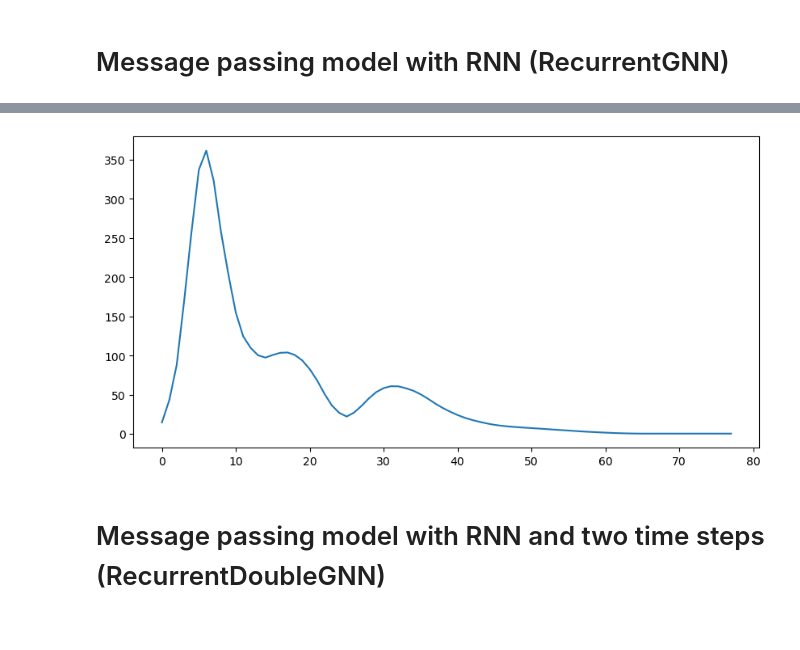
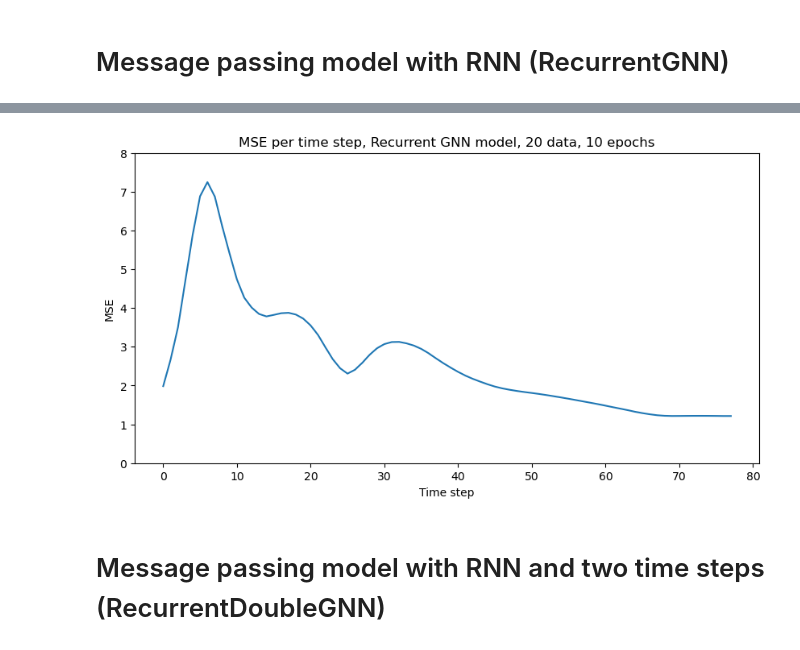
Before and after one commit to AlexiaALLAL/aneurysm_project, a Jupyter notebook: demo.ipynb, the cells around one changed output, grey strips where cells are left out. Drawn from its saved outputs; the diff is of its cells as text; code cells hidden in the pictures.

```diff
--- a/demo.ipynb
+++ b/demo.ipynb
@@ -475,7 +420,7 @@ Training complete!
 # %%
 # load model from gnn_model.pth file
 model = RecurrentGNN()
-model.load_state_dict(torch.load("trained_models/recurrent_gnn_model_100_epochs.pth", weights_only=True))
+model.load_state_dict(torch.load("trained_models/recurrent_gnn_model_small_data_10_epochs.pth", weights_only=True))
 xdmf_path = osp.join(os.getcwd(), "4Students_AnXplore03", "AllFields_Resultats_MESH_219.xdmf")
 meshes = xdmf_to_meshes(xdmf_path)
 total_error, list_errors = model.test_model(meshes)
@@ -516,15 +439,16 @@ list_errors
 # %%
 plt.rcParams['font.family'] = 'DejaVu Sans'
 plt.figure(figsize=(10, 5))
 
 plt.plot(np.array(list_errors, dtype=np.float32))
-# plt.xlabel("Time step")
-# plt.ylabel("MSE")
-# plt.title("MSE per time step")
+plt.ylim(0, 8)
+plt.xlabel("Time step")
+plt.ylabel("MSE")
+plt.title("MSE per time step, Recurrent GNN model, 20 data, 10 epochs")
 plt.savefig("MSE_per_time_step.png")
 plt.show()
 # %% [output]
-[figure, old version]
+[figure, new version]
 # %% [markdown]
 # Message passing model with RNN and two time steps (RecurrentDoubleGNN)
 # %%
```
Also changed, not shown: parts of 15 cells of this notebook, 5 other files.
